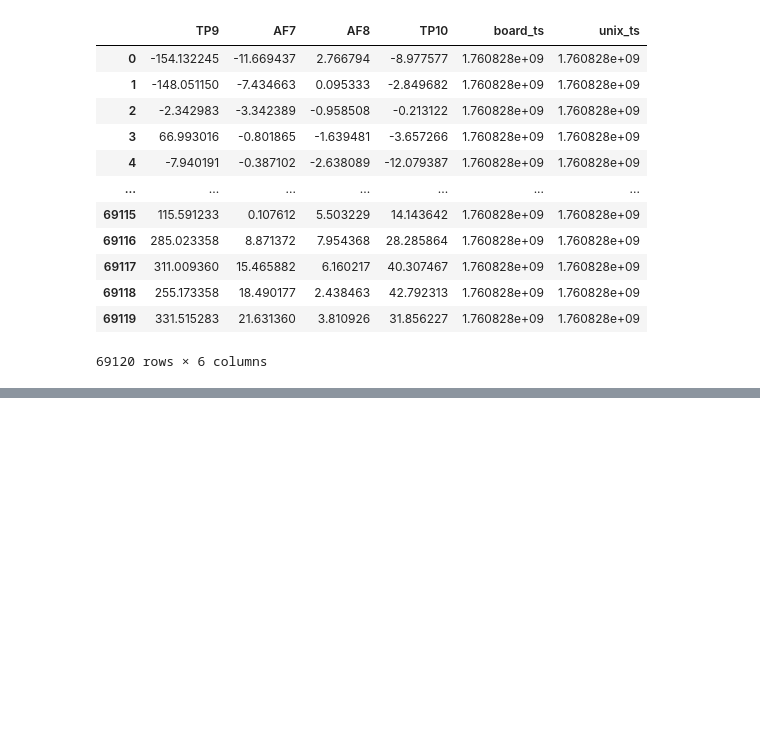
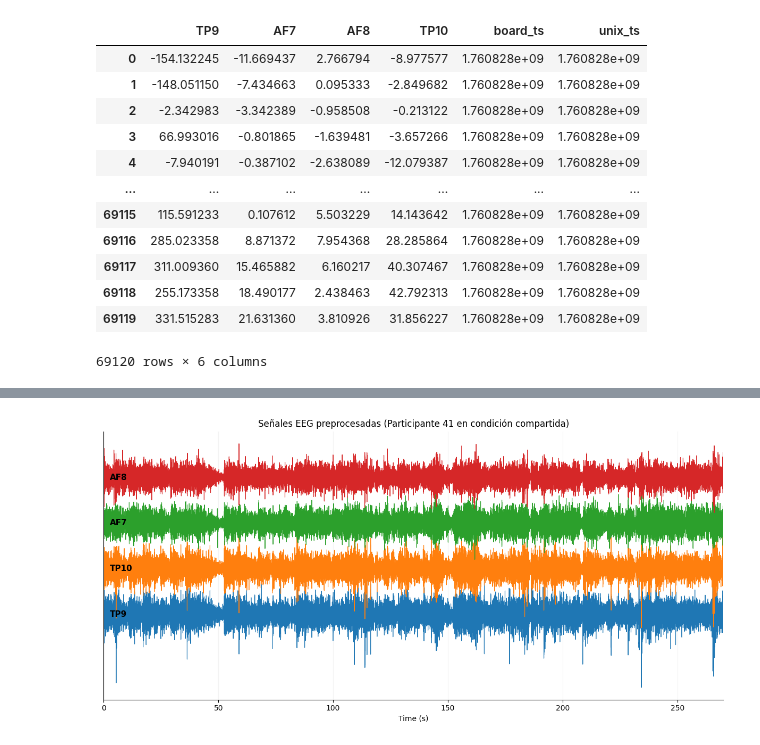
Before and after one commit to JoseEmilianoCG/NeuroHAD2025, a Jupyter notebook: FILAnalysis/prepro.ipynb, the cells around one changed output, grey strips where cells are left out. Cells and saved outputs as stored; diff of their text form; code cells hidden in the pictures; blank space fills up the shorter version.

```diff
--- a/FILAnalysis/prepro.ipynb
+++ b/FILAnalysis/prepro.ipynb
@@ -132,0 +135,39 @@ plt.xlim([0,20000])
+# %%
+channels = ['TP9', 'TP10', 'AF7', 'AF8']
+signals  = [data[41]['p2_segments']['shared'][ch] for ch in channels]
+
+fs = 256
+t = np.arange(len(signals[0])) / fs  # segundos
+
+# offset robusto (depende de tu amplitud real)
+# usa un percentil para ignorar picos raros
+ptp = [np.percentile(s, 99) - np.percentile(s, 1) for s in signals]
+offset = 1.2 * max(ptp)
+
+fig, ax = plt.subplots(figsize=(12, 6))
+
+for i, (ch, sig) in enumerate(zip(channels, signals)):
+    ax.plot(t, sig + i*offset, linewidth=0.8)
+
+# IMPORTANTE: fija el xlim al rango real del tiempo
+ax.set_xlim(t[0], t[-1])
+
+ax.set_yticks([])
+ax.set_xlabel("Time (s)")
+ax.set_title("Señales EEG preprocesadas (Participante 41 en condición compartida)")
+ax.grid(alpha=0.15)
+
+# labels “pegados” a la izquierda usando coords del eje
+for i, ch in enumerate(channels):
+    ax.text(0.01, i*offset, ch,
+            transform=ax.get_yaxis_transform(),  # x en [0..1], y en data
+            va='center', ha='left',
+            fontsize=11, fontweight='bold')
+
+ax.spines['top'].set_visible(False)
+ax.spines['right'].set_visible(False)
+
+plt.tight_layout()
+plt.show()
+# %% [output]
+[figure, added]
```
Also changed, not shown: parts of 2 cells of this notebook, 46 other files.
